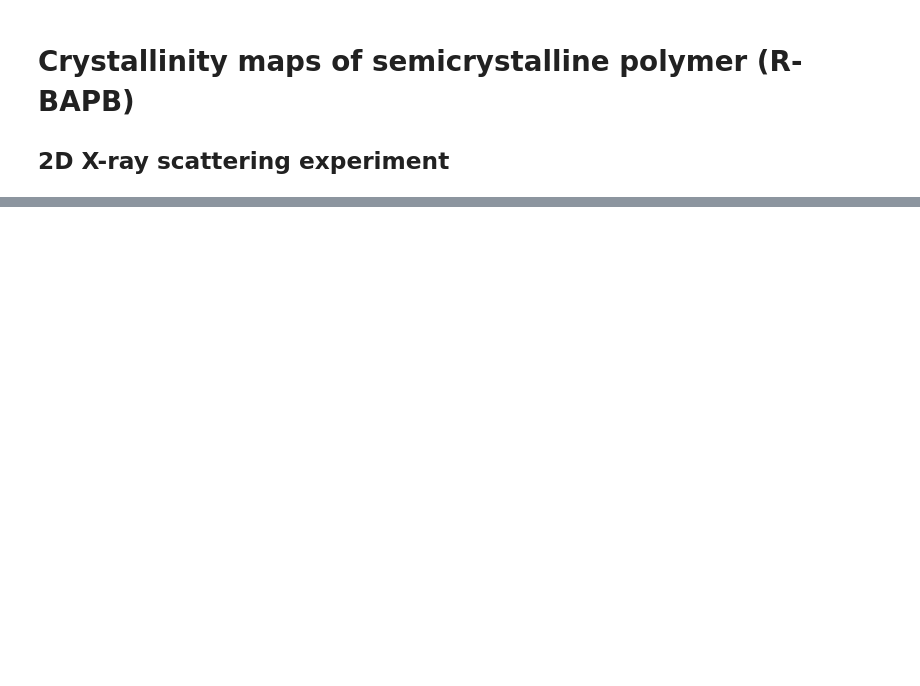
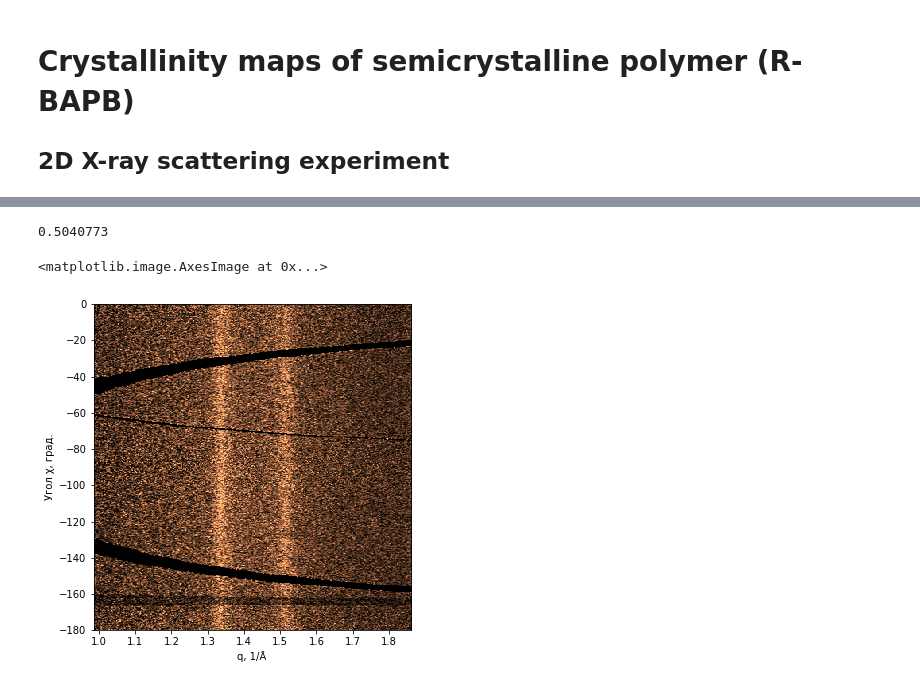
Before and after one commit to savilova/lab-xrda, a Jupyter notebook: Mapping.ipynb, the cells around one changed output, grey strips where cells are left out. Cells and saved outputs as stored; diff of their text form; code cells hidden in the pictures; blank space fills up the shorter version.

```diff
--- a/Mapping.ipynb
+++ b/Mapping.ipynb
@@ -38,0 +43,5 @@ chi_set = file["data/chi"]
+# %%
+q_set = file["data/q"]
+q_set = np.asarray(q_set)
+# %%
+q_set = 360*np.arcsin(q_set*0.8349/(4*np.pi))/np.pi
@@ -44,0 +63,14 @@ plt.imshow(scan, cmap = 'jet', clim = (0.01,1))
+# %%
+q_set[230]
+# %% [output]
+0.5040773
+# %%
+scan = all_scans[14640]
+fig, ax = plt.subplots(figsize=(6,6))
+plt.ylabel("Угол \u03C7, град.")
+plt.xlabel("q, 1/\u212B")
+ax.imshow(scan[:360,450:850], cmap='copper', interpolation='none', extent=[q_set[450],q_set[850],chi_set[0],chi_set[360]], clim = (0,1.5), aspect = 0.005)
+#plt.savefig('azim-amo.pdf')11
+# %% [output]
+<matplotlib.image.AxesImage at 0x...>
+[figure, added]
```
Also changed, not shown: parts of 29 cells of this notebook.
